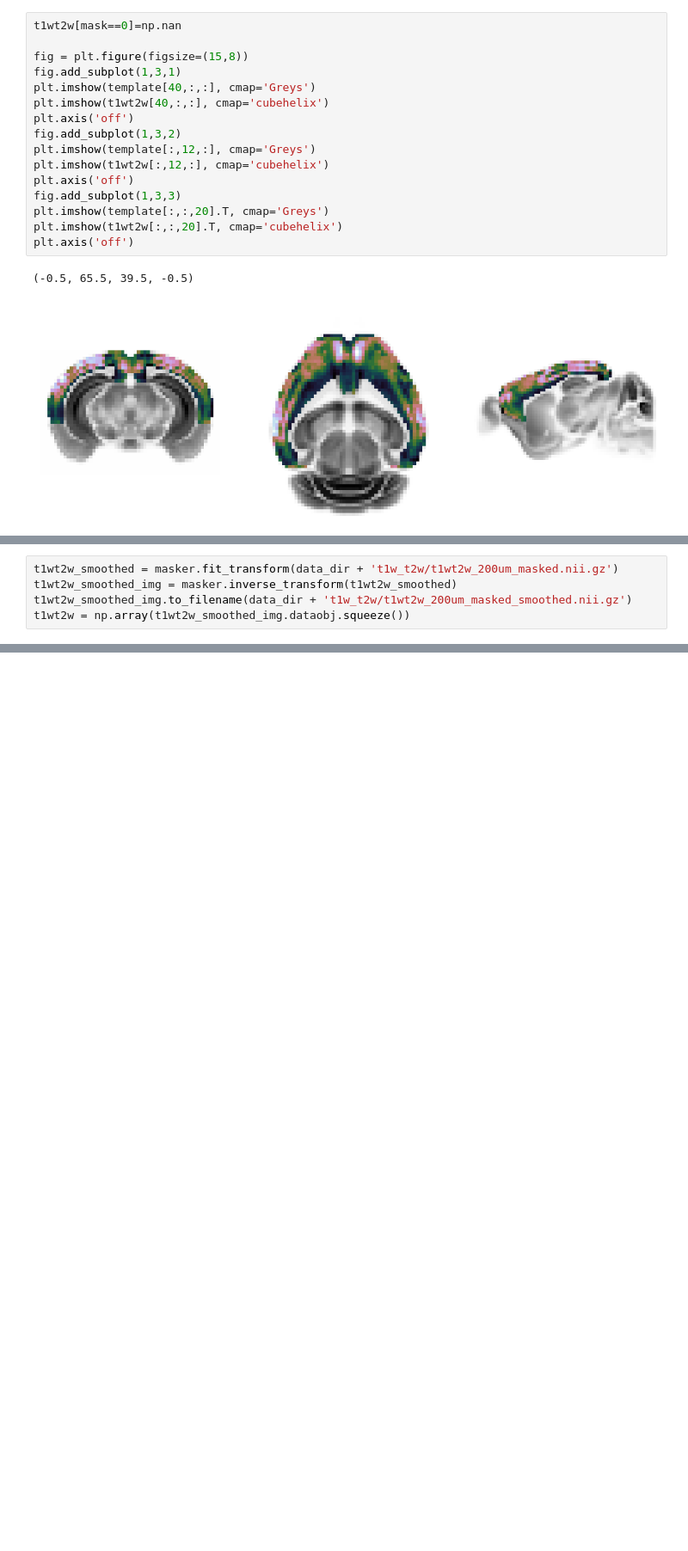
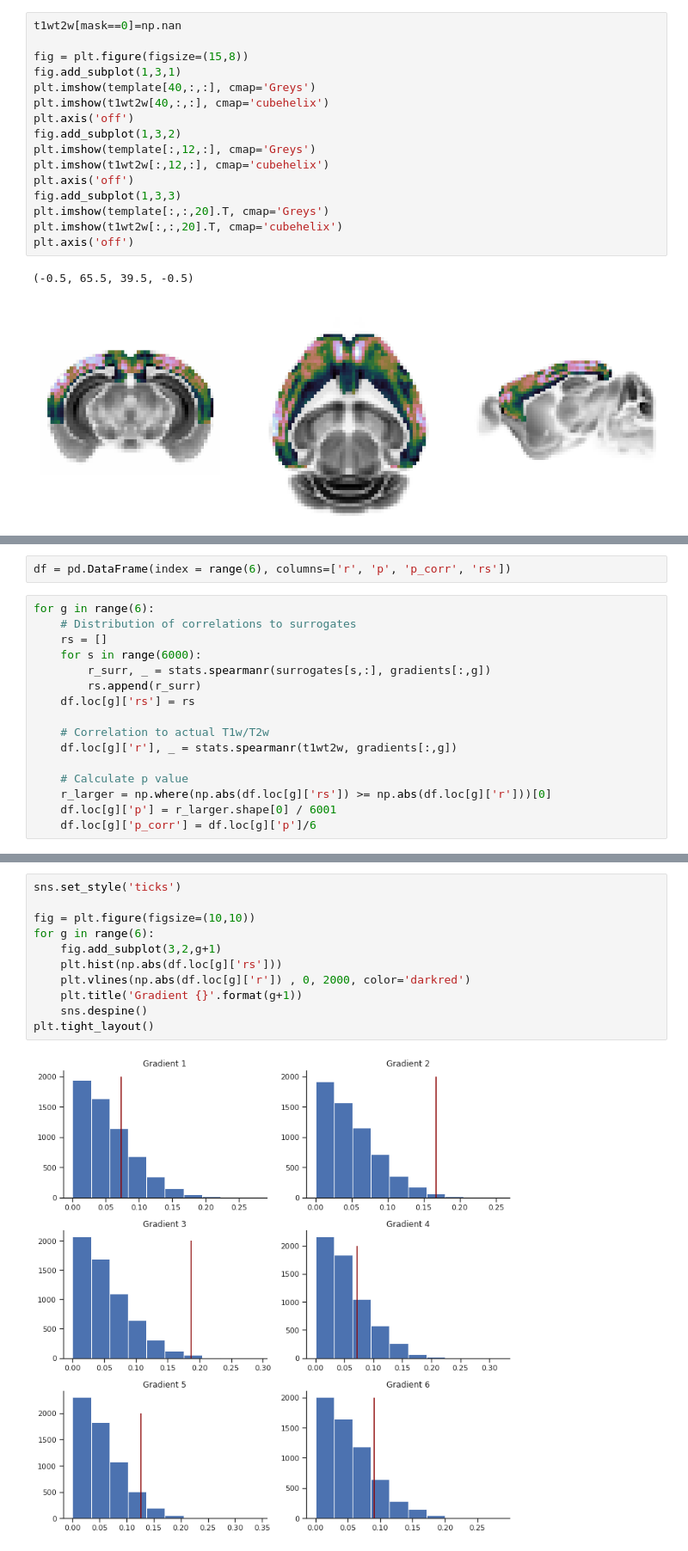
Before and after one commit to juhuntenburg/mouse_gradients, a Jupyter notebook: 08_T1w_T2w.ipynb, the cells around one changed output, grey strips where cells are left out. Shown at 86% size. Drawn from its saved outputs; the diff is of its cells as text; blank space fills up the shorter version.

```diff
--- a/08_T1w_T2w.ipynb
+++ b/08_T1w_T2w.ipynb
@@ -179,5 +198,0 @@ masker = NiftiMasker(mask_img=mask_img, standardize=False, smoothing_fwhm=0.45)
-# %%
-t1wt2w_smoothed = masker.fit_transform(data_dir + 't1w_t2w/t1wt2w_200um_masked.nii.gz')
-t1wt2w_smoothed_img = masker.inverse_transform(t1wt2w_smoothed)
-t1wt2w_smoothed_img.to_filename(data_dir + 't1w_t2w/t1wt2w_200um_masked_smoothed.nii.gz')
-t1wt2w = np.array(t1wt2w_smoothed_img.dataobj.squeeze())
@@ -213,0 +199,18 @@ SpearmanrResult(correlation=0.1484506096824379, pvalue=1.0446241410767423e-76)
+# %%
+df = pd.DataFrame(index = range(6), columns=['r', 'p', 'p_corr', 'rs'])
+# %%
+for g in range(6):
+    # Distribution of correlations to surrogates
+    rs = []
+    for s in range(6000):
+        r_surr, _ = stats.spearmanr(surrogates[s,:], gradients[:,g])
+        rs.append(r_surr)
+    df.loc[g]['rs'] = rs
+
+    # Correlation to actual T1w/T2w
+    df.loc[g]['r'], _ = stats.spearmanr(t1wt2w, gradients[:,g])
+
+    # Calculate p value
+    r_larger = np.where(np.abs(df.loc[g]['rs']) >= np.abs(df.loc[g]['r']))[0]
+    df.loc[g]['p'] = r_larger.shape[0] / 6001
+    df.loc[g]['p_corr'] = df.loc[g]['p']/6
@@ -213,0 +227,13 @@ SpearmanrResult(correlation=0.1484506096824379, pvalue=1.0446241410767423e-76)
+# %%
+sns.set_style('ticks')
+
+fig = plt.figure(figsize=(10,10))
+for g in range(6):
+    fig.add_subplot(3,2,g+1)
+    plt.hist(np.abs(df.loc[g]['rs']))
+    plt.vlines(np.abs(df.loc[g]['r']) , 0, 2000, color='darkred')
+    plt.title('Gradient {}'.format(g+1))
+    sns.despine()
+plt.tight_layout()
+# %% [output]
+[figure, added]
```
Also changed, not shown: parts of 15 cells of this notebook, 2 other files.
